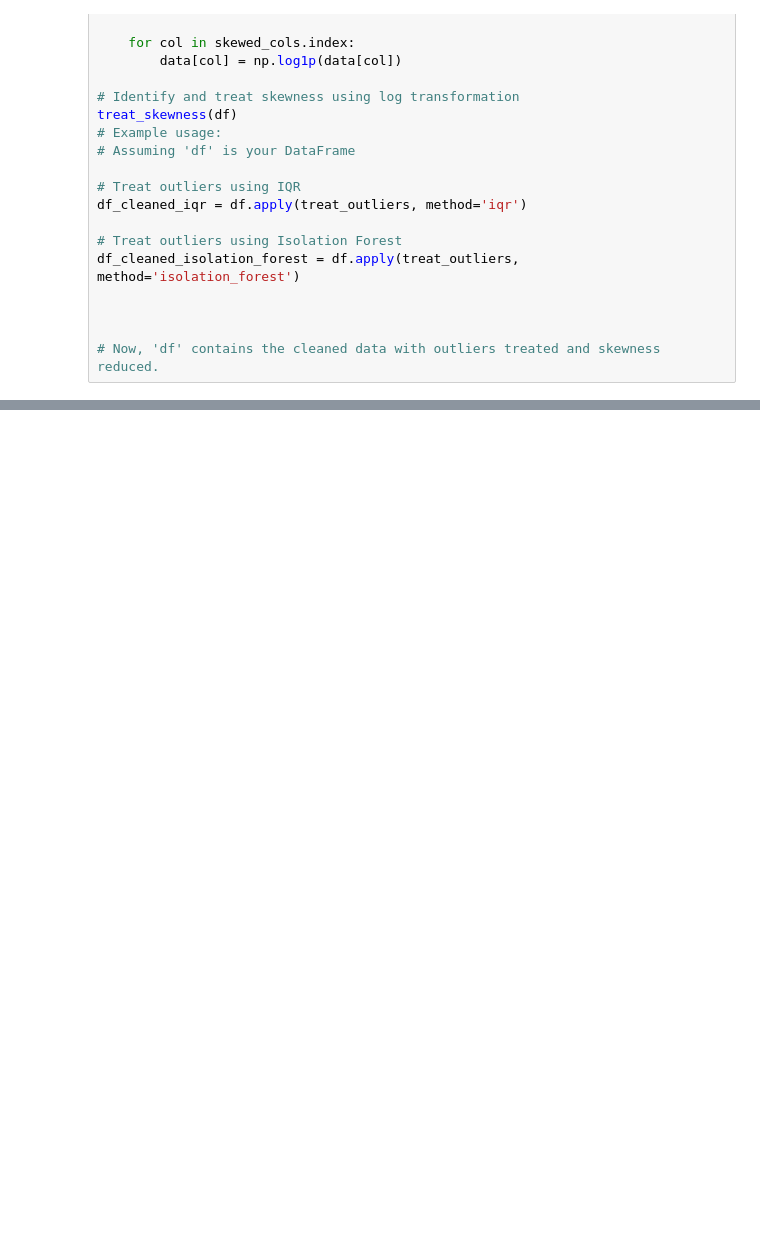
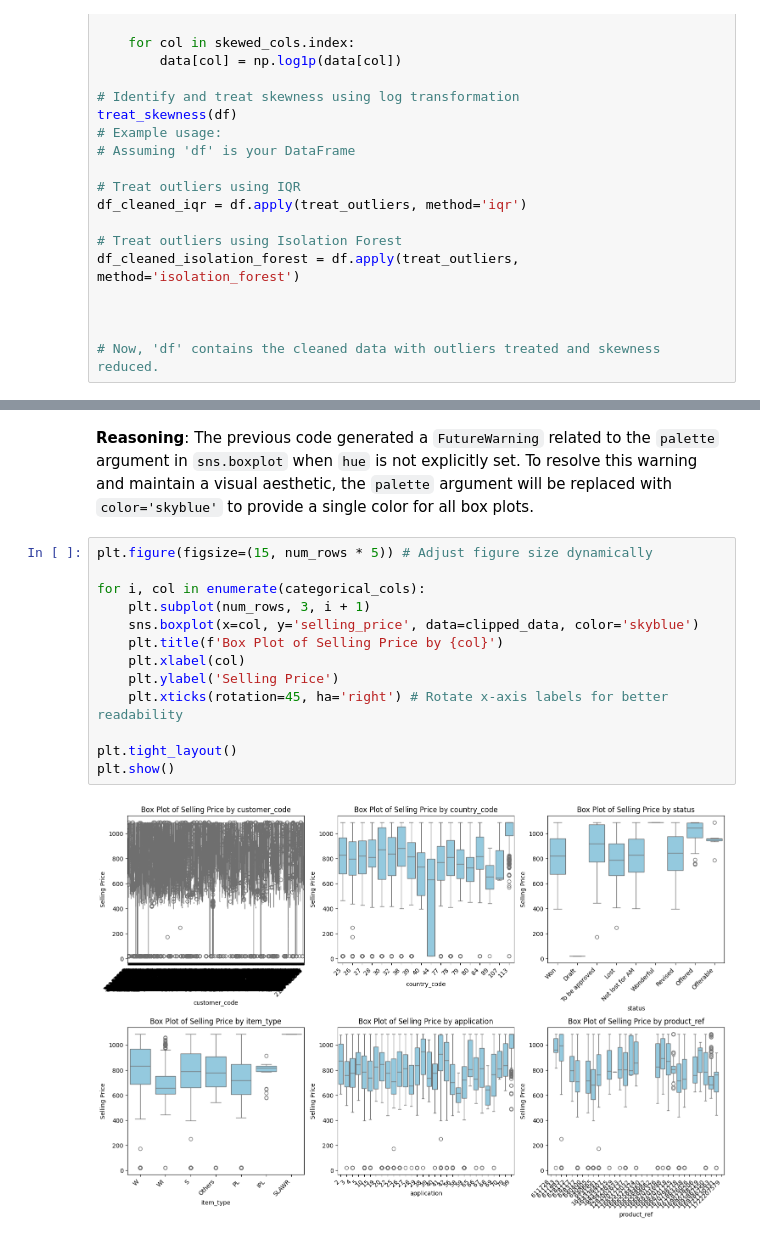
Before and after one commit to Shyams728/copper_ml_project, a Jupyter notebook: copper_EDA.ipynb, the cells around one changed output, grey strips where cells are left out. Saved outputs shown, nothing was run; the diff lists cells and outputs as text; blank space fills up the shorter version.

```diff
--- a/copper_EDA.ipynb
+++ b/copper_EDA.ipynb
@@ -668,0 +803,18 @@ df_cleaned_isolation_forest = df.apply(treat_outliers, method='isolation_forest'
+# %% [markdown]
+**Reasoning**:
+The previous code generated a `FutureWarning` related to the `palette` argument in `sns.boxplot` when `hue` is not explicitly set. To resolve this warning and maintain a visual aesthetic, the `palette` argument will be replaced with `color='skyblue'` to provide a single color for all box plots.
+# %%
+plt.figure(figsize=(15, num_rows * 5)) # Adjust figure size dynamically
+
+for i, col in enumerate(categorical_cols):
+    plt.subplot(num_rows, 3, i + 1)
+    sns.boxplot(x=col, y='selling_price', data=clipped_data, color='skyblue')
+    plt.title(f'Box Plot of Selling Price by {col}')
+    plt.xlabel(col)
+    plt.ylabel('Selling Price')
+    plt.xticks(rotation=45, ha='right') # Rotate x-axis labels for better readability
+
+plt.tight_layout()
+plt.show()
+# %% [output]
+[figure, added]
```
Also changed, not shown: parts of 112 cells of this notebook.
